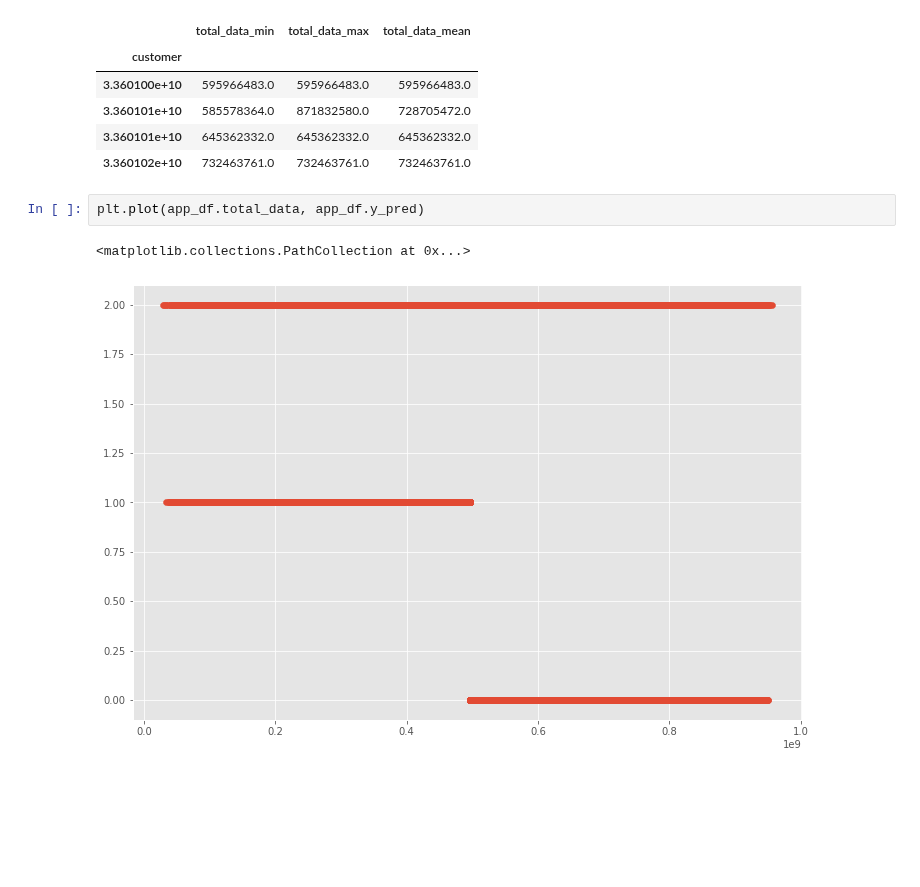
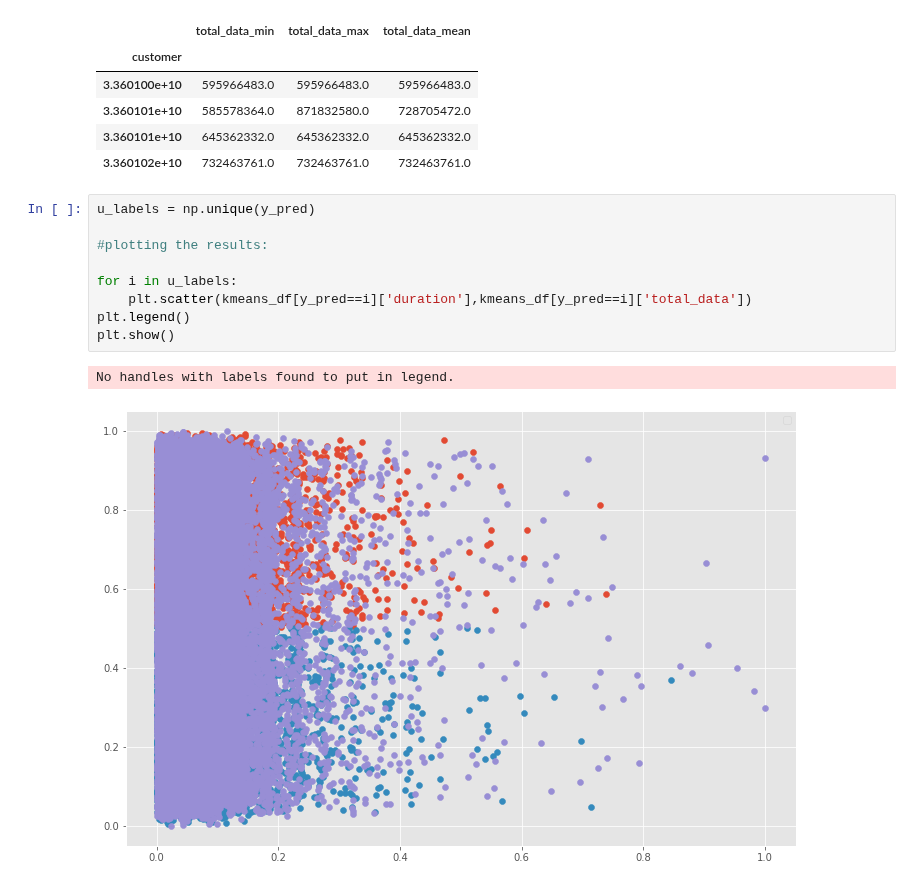
Before and after one commit to tutorialcreation/TelComChallenge, a Jupyter notebook: notebooks/Modelling.ipynb, the cells around one changed output. Saved outputs shown, nothing was run; the diff lists cells and outputs as text; blank space fills up the shorter version.

Commit message:
added plots for kmeans cluster

```diff
--- a/notebooks/Modelling.ipynb
+++ b/notebooks/Modelling.ipynb
@@ -214,8 +214,15 @@ traffic_aggregation.head(4)
 | 3.360101e+10 | 585578364.0 | 871832580.0 | 728705472.0 |
 | 3.360101e+10 | 645362332.0 | 645362332.0 | 645362332.0 |
 | 3.360102e+10 | 732463761.0 | 732463761.0 | 732463761.0 |
-# %%
-plt.plot(app_df.total_data, app_df.y_pred)
-# %% [output]
-<matplotlib.collections.PathCollection at 0x...>
-[figure, removed]
+# %%
+u_labels = np.unique(y_pred)
+
+#plotting the results:
+
+for i in u_labels:
+    plt.scatter(kmeans_df[y_pred==i]['duration'],kmeans_df[y_pred==i]['total_data'])
+plt.legend()
+plt.show()
+# %% [output]
+No handles with labels found to put in legend.
+[figure, added]
```
Also changed, not shown: parts of 10 cells of this notebook.
